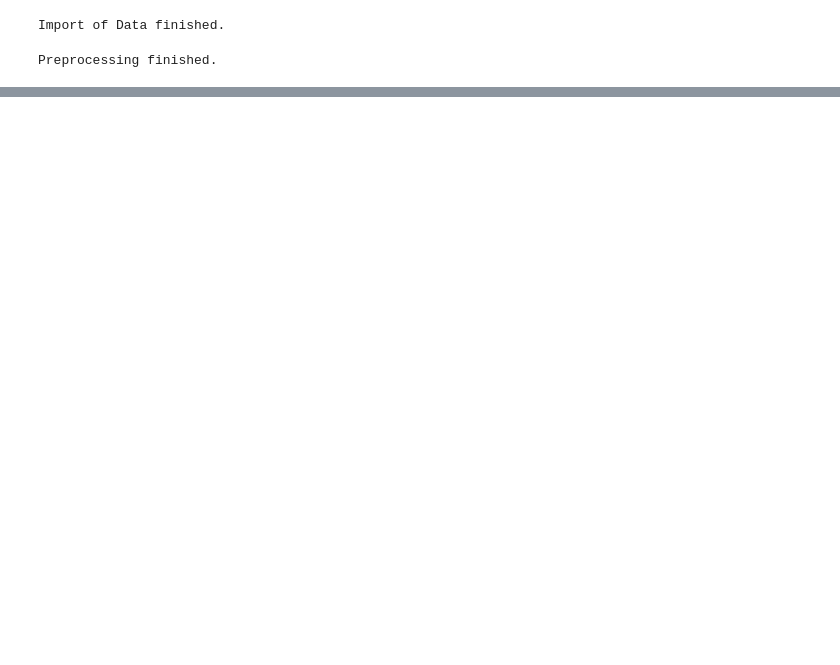
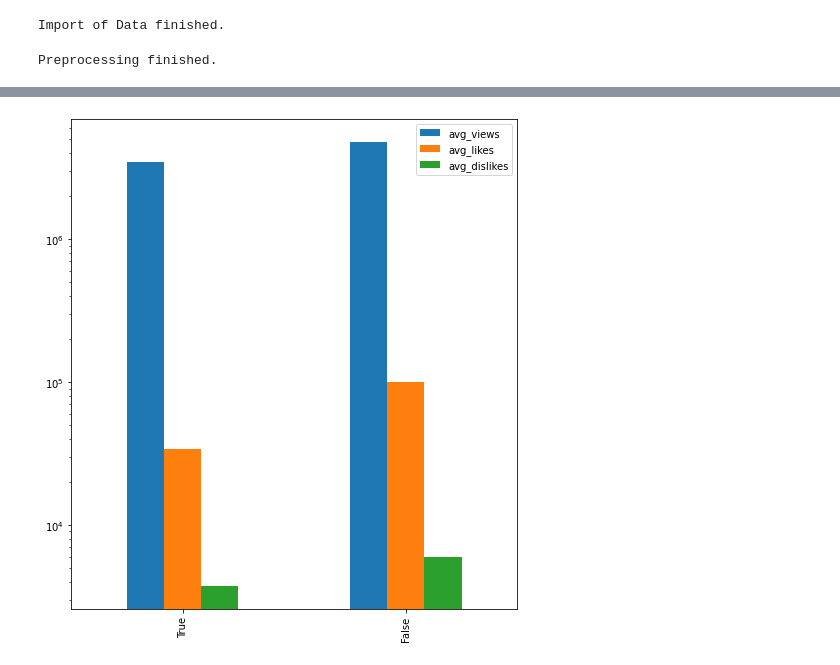
Before and after one commit to SpiliakosGeorge/BDM-Assignment_2, a Jupyter notebook: Vitsas-Spiliakos-Assignment2.ipynb, the cells around one changed output, grey strips where cells are left out. Drawn from its saved outputs; the diff is of its cells as text; code cells hidden in the pictures; blank space fills up the shorter version.

```diff
--- a/Vitsas-Spiliakos-Assignment2.ipynb
+++ b/Vitsas-Spiliakos-Assignment2.ipynb
@@ -380,33 +389,36 @@ q4 = videosGB.aggregate(
             '$group': {
                 '_id': None,
                 'avg_views': {
                     '$avg': '$views'
                 },
                 'avg_likes': {
                     '$avg': '$likes'
                 },
                 'avg_dislikes': {
                     '$avg': '$dislikes'
                 }
             }
         }
     ])
 
 dataFalse = pd.DataFrame(q4)
 
 # use concat to combine more than two DataFrames
 allData = pd.concat([dataTrue, dataFalse], axis=0).drop(columns=["_id"]).set_axis(["True", 'False'])
 
 del dataTrue["_id"]
 dataTrue.head(20).to_json('./results/query4_results_True_20.json', orient='records', indent=2)
 dataTrue.to_json('./results/query4_results_True.json', orient='records', indent=2)
 del dataFalse["_id"]
 dataFalse.head(20).to_json('./results/query4_results_False_20.json', orient='records', indent=2)
 dataFalse.to_json('./results/query4_results_False.json', orient='records', indent=2)
 
 # plot the DataFrame
 allData.plot.bar(logy=True, figsize=(8, 9))
+plt.xticks(rotation=90)
 plt.show()
+# %% [output]
+[figure, added]
 # %%
 # =============================================================================
 #               Query 5
```
Also changed, not shown: parts of 5 cells of this notebook, 11 other files.
